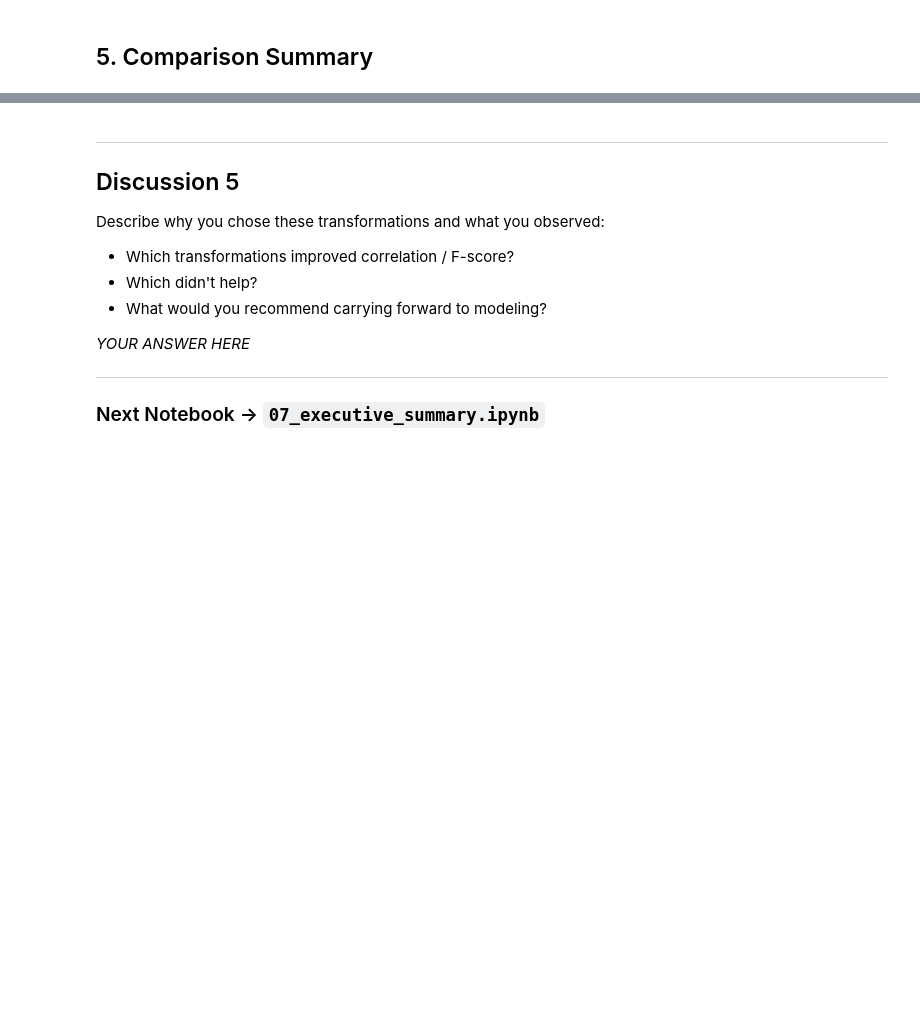
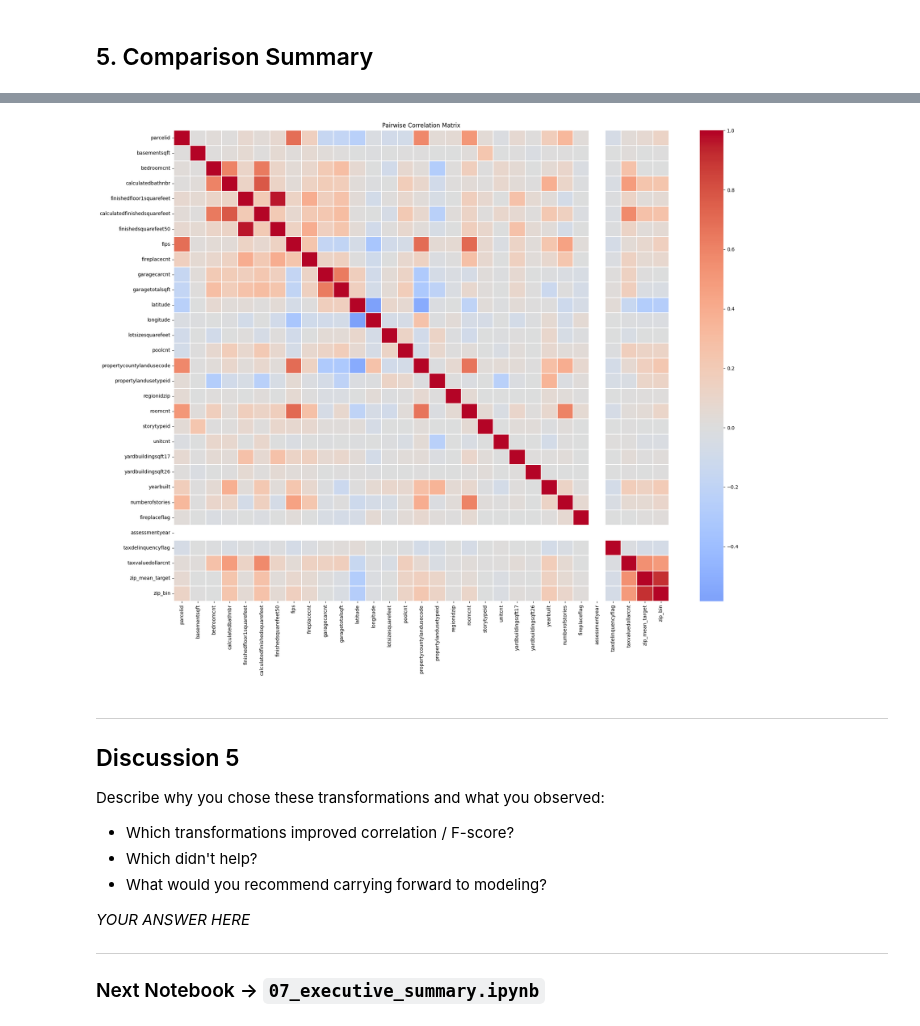
Before and after one commit to kumargaurav-bu-edu/bu_shared_projects, a Jupyter notebook: 06_feature_engineering.ipynb, the cells around one changed output, grey strips where cells are left out. Cells and saved outputs as stored; diff of their text form; code cells hidden in the pictures; blank space fills up the shorter version.

```diff
--- a/06_feature_engineering.ipynb
+++ b/06_feature_engineering.ipynb
@@ -152,0 +216,15 @@ results_df
+# %%
+#transformation 2: zip code target encoding
+
+zip_means = df.groupby('regionidzip')['taxvaluedollarcnt'].mean() ## calculate mean target value for each zip code
+
+print(zip_means.head())
+print(zip_means.describe())
+
+df_zip = df.copy()
+
+df_zip['zip_mean_target'] = df_zip['regionidzip'].map(zip_means) ## map the mean target value for each zip code back to the original dataframe
+
+df_zip['zip_bin'] = pd.qcut(df_zip['zip_mean_target'], q=5, labels=False) ## create 5 quantile-based bins for the zip code mean target values
+
+print(df_zip[['regionidzip', 'zip_mean_target', 'zip_bin']].head())
@@ -153,3 +249,13 @@ results_df
+# %%
+corr_matrix = df_zip.corr(numeric_only=True)
+
+plt.figure(figsize=(20, 16))
+sns.heatmap(corr_matrix, annot=False, cmap="coolwarm", center=0, linewidths=0.3)
+plt.title("Pairwise Correlation Matrix")
+plt.tight_layout()
+plt.show()
+# %% [output]
+[figure, added]
 # %% [markdown]
 ---
 ## Discussion 5
```
Also changed, not shown: parts of 7 cells of this notebook, 6 other files.
